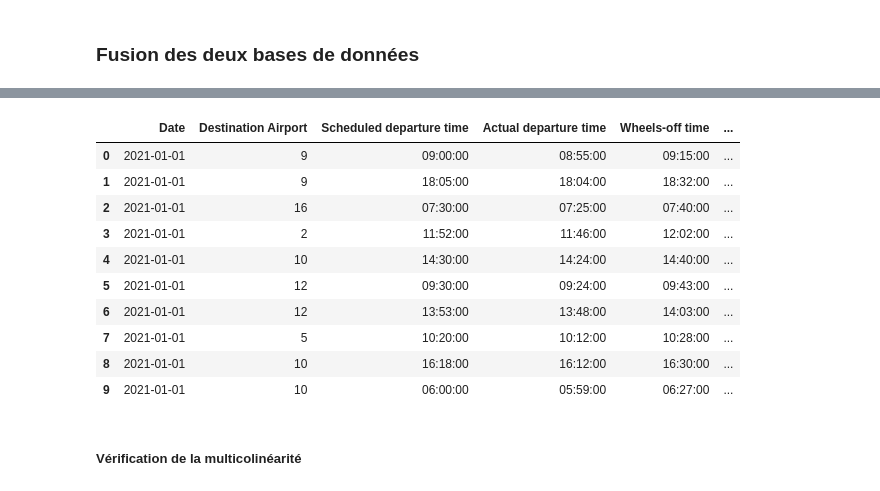
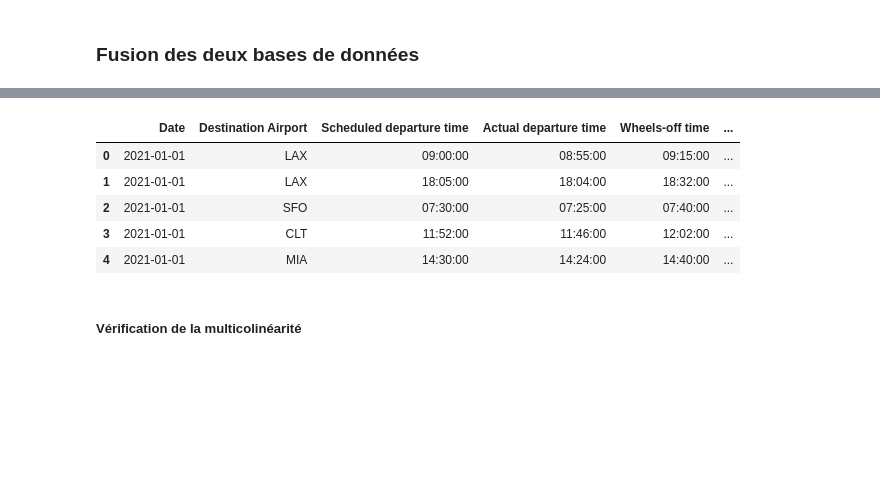
Before and after one commit to OUALYoss/Projet_Python-pour-la-data-science, a Jupyter notebook: Code_.ipynb, the cells around one changed output, grey strips where cells are left out. Cells and saved outputs as stored; diff of their text form; code cells hidden in the pictures; blank space fills up the shorter version.

```diff
--- a/Code_.ipynb
+++ b/Code_.ipynb
@@ -286,5 +374,15 @@ df1['Destination Airport'].unique()
 array(['LAX', 'CLT', 'SFO', 'MIA', 'ORD', 'BOS', 'EGE', 'PHX', 'DFW',
        'AUS', 'DCA', 'SNA', 'JAC', 'STT', 'LAS', 'RDU', 'FLL', 'SAT',
        'SAN'], dtype=object)
-# %%
-df1['Destination Airport'] = label_encoder.fit_transform(df1['Destination Airport'])
+# %%
+# Encodage de la variable Destination Airport
+df1['Destination_encoded'] = label_encoder.fit_transform(df1['Destination Airport'])
+
+# Récupérer les modalités de Destination Airport et leurs codes correspondant dans la variable Destination_encoded
+modalites_et_codes1 = list(zip(label_encoder.classes_, range(len(label_encoder.classes_))))
+
+# Afficher les modalités et leurs codes
+print("Modalités et leurs codes :", modalites_et_codes1)
+
+#Afficher les colonnes Destination Airport et Destination_encoded
+print(df1[['Destination Airport','Destination_encoded']])
@@ -335,3 +467,8 @@ df2=pd.read_excel("données_météo.xlsx")
+# %%
+#on charge le fichier csv en ignorant les 3 premières lignes
+df2=pd.read_csv("weather_data.csv", skiprows=3)
+# %%
+df2['time'] = pd.to_datetime(df2['time'])
 # %%
 df2['time']=pd.to_datetime(df2['time'], format="format='%m/%d/%Y")
 # %%
@@ -423,19 +560,14 @@ df1.head(10)
 # %%
 df=pd.merge(df1, df2, on='time', how='inner')
 # %%
-df.head(10)
+df.head()
 # %% [output]
 |  | Date | Destination Airport | Scheduled departure time | Actual departure time | Wheels-off time | ... |
-| 0 | 2021-01-01 | 9 | 09:00:00 | 08:55:00 | 09:15:00 | ... |
-| 1 | 2021-01-01 | 9 | 18:05:00 | 18:04:00 | 18:32:00 | ... |
-| 2 | 2021-01-01 | 16 | 07:30:00 | 07:25:00 | 07:40:00 | ... |
-| 3 | 2021-01-01 | 2 | 11:52:00 | 11:46:00 | 12:02:00 | ... |
-| 4 | 2021-01-01 | 10 | 14:30:00 | 14:24:00 | 14:40:00 | ... |
-| 5 | 2021-01-01 | 12 | 09:30:00 | 09:24:00 | 09:43:00 | ... |
-| 6 | 2021-01-01 | 12 | 13:53:00 | 13:48:00 | 14:03:00 | ... |
-| 7 | 2021-01-01 | 5 | 10:20:00 | 10:12:00 | 10:28:00 | ... |
-| 8 | 2021-01-01 | 10 | 16:18:00 | 16:12:00 | 16:30:00 | ... |
-| 9 | 2021-01-01 | 10 | 06:00:00 | 05:59:00 | 06:27:00 | ... |
+| 0 | 2021-01-01 | LAX | 09:00:00 | 08:55:00 | 09:15:00 | ... |
+| 1 | 2021-01-01 | LAX | 18:05:00 | 18:04:00 | 18:32:00 | ... |
+| 2 | 2021-01-01 | SFO | 07:30:00 | 07:25:00 | 07:40:00 | ... |
+| 3 | 2021-01-01 | CLT | 11:52:00 | 11:46:00 | 12:02:00 | ... |
+| 4 | 2021-01-01 | MIA | 14:30:00 | 14:24:00 | 14:40:00 | ... |
 # %% [markdown]
 ##### Vérification de la multicolinéarité
 # %% [markdown]
```
Also changed, not shown: parts of 26 cells of this notebook, 1 other file.
